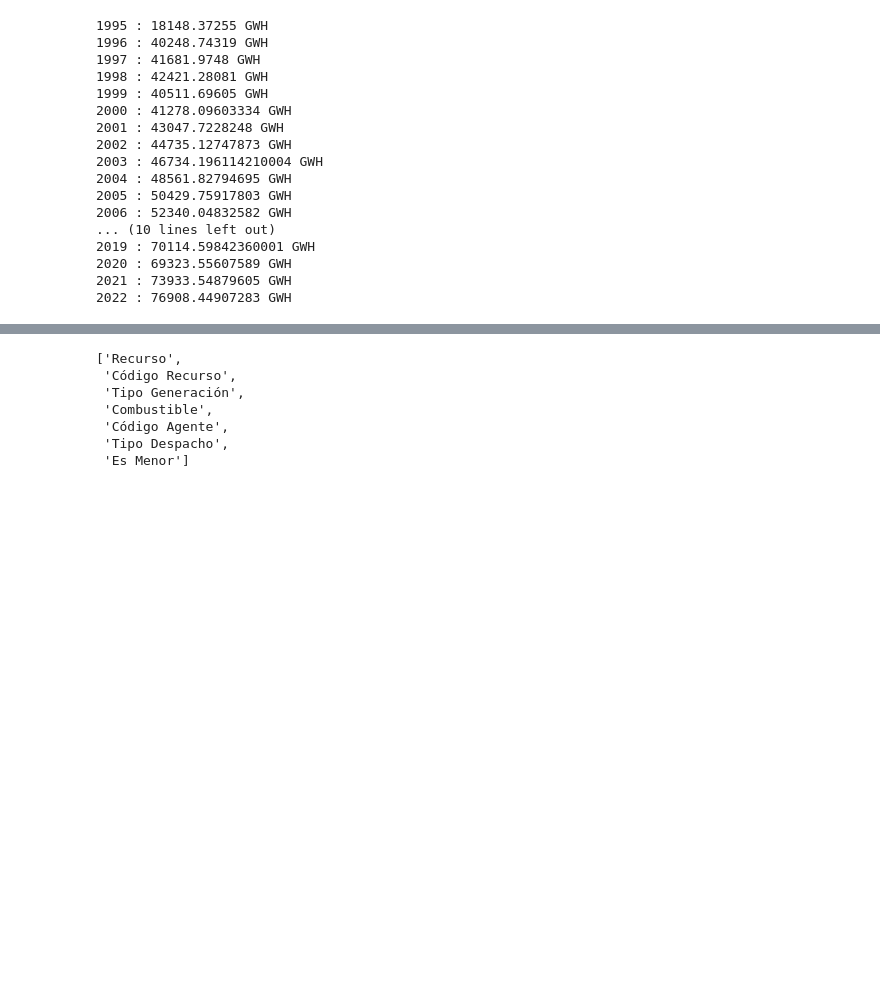
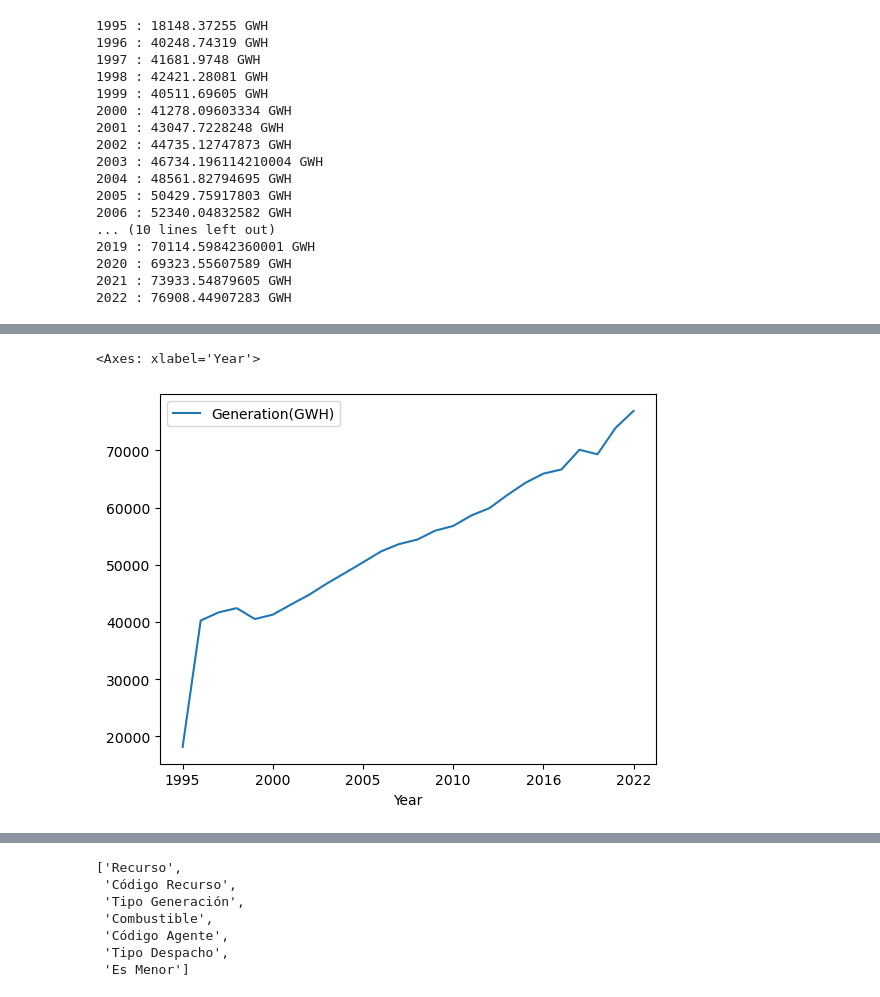
Before and after one commit to Mateoferrnandez/Projects, a Jupyter notebook: Personal Projects/Generacion electrica en Colombia/Dtacleaning.ipynb, the cells around one changed output, grey strips where cells are left out. Saved outputs shown, nothing was run; the diff lists cells and outputs as text; code cells hidden in the pictures; blank space fills up the shorter version.

Commit message:
Generacion

```diff
--- a/Personal Projects/Generacion electrica en Colombia/Dtacleaning.ipynb
+++ b/Personal Projects/Generacion electrica en Colombia/Dtacleaning.ipynb
@@ -91,6 +91,8 @@ for archivo in os.listdir(ruta_data):
             df = pd.read_excel(ruta_completa, header=2)
 
         dataframes1.append(df)
+# %%
+dataframes1[21]=pd.read_excel("D:\Documentos\IT\Github\Projects\Projects\Personal Projects\Generacion electrica en Colombia\Generacion_(kWh)_2017 copia.xlsx",header=2)
 # %%
 modified_dataframes=[]
 for dataframe in range(len(dataframes1)):
@@ -117,11 +114,17 @@ len(modified_dataframes)
 first_year=1995
 years=[]
 df5=[]
+generation=[]
+df=pd.DataFrame(columns=["Year","Generation(GWH)"])
 for dataframe in range(len(modified_dataframes)):
     try:
         print(dataframes1[dataframe]["Fecha"].iloc[0].year,":", modified_dataframes[dataframe]["Total"].sum()/1000000,"GWH")
+        years.append(dataframes1[dataframe]["Fecha"].iloc[0].year)
+        generation.append( modified_dataframes[dataframe]["Total"].sum()/1000000)
     except:
         print(dataframes1[dataframe]["Fecha"].iloc[0][:4],":", modified_dataframes[dataframe]["Total"].sum()/1000000,"GWH")
+        years.append(dataframes1[dataframe]["Fecha"].iloc[0][:4])
+        generation.append( modified_dataframes[dataframe]["Total"].sum()/1000000)
 # %% [output]
 1995 : 18148.37255 GWH
 1996 : 40248.74319 GWH
@@ -145,0 +146,7 @@ for dataframe in range(len(modified_dataframes)):
+# %%
+df["Year"]=years
+df["Generation(GWH)"]=generation
+df.plot(x="Year",y="Generation(GWH)")
+# %% [output]
+<Axes: xlabel='Year'>
+[figure, added]
```
Also changed, not shown: parts of 5 cells of this notebook, 2 other files.
